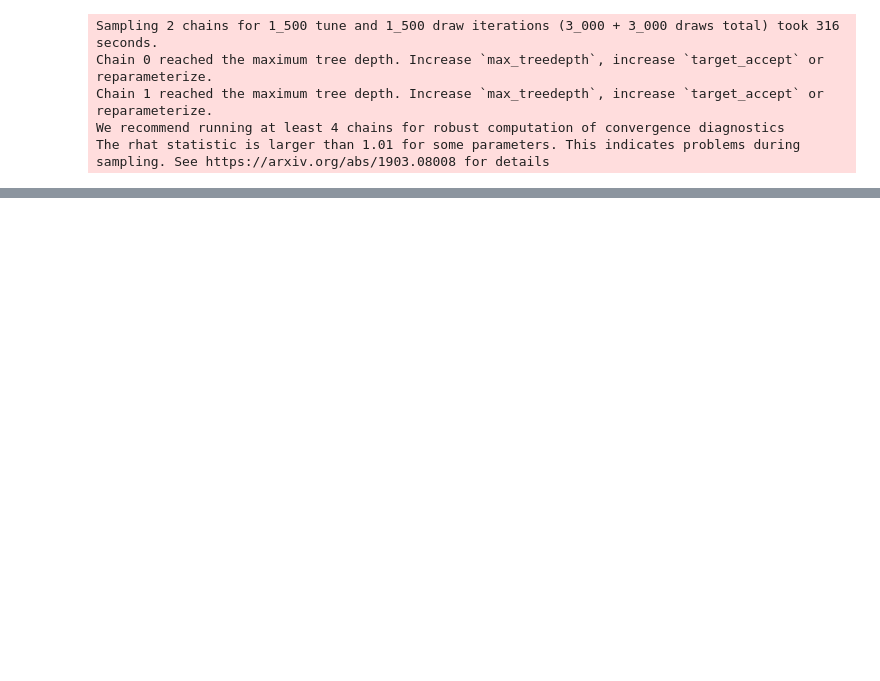
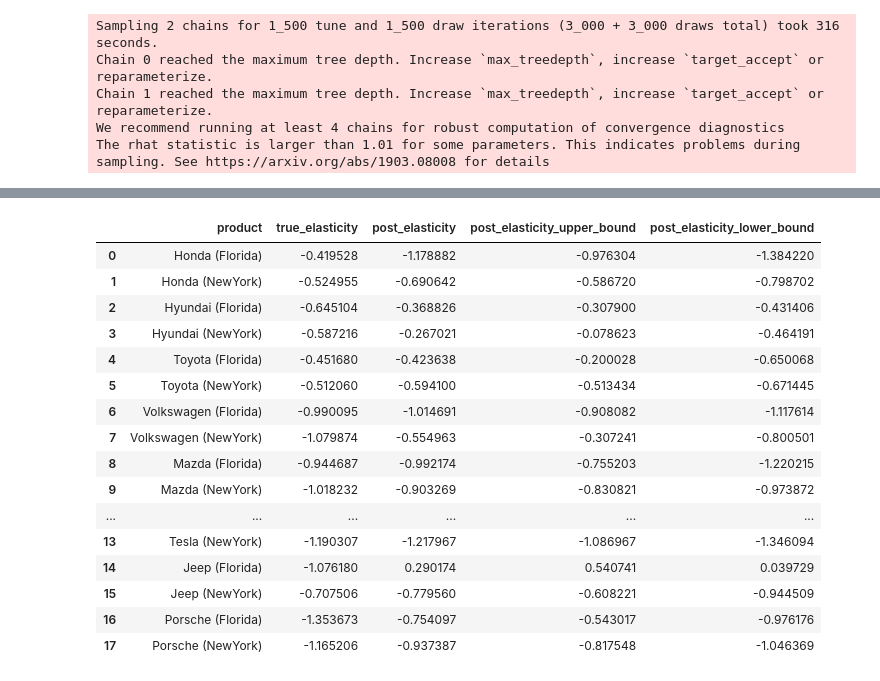
Before and after one commit to kirawei2025/price-elasticity-pymc, a Jupyter notebook: code.ipynb, the cells around one changed output, grey strips where cells are left out. Saved outputs shown, nothing was run; the diff lists cells and outputs as text; code cells hidden in the pictures; blank space fills up the shorter version.

```diff
--- a/code.ipynb
+++ b/code.ipynb
@@ -385,0 +414,20 @@ display(pychart_partial_pooling)
+# %%
+partial_pooling_output
+# %% [output]
+|  | product | true_elasticity | post_elasticity | post_elasticity_upper_bound | post_elasticity_lower_bound |
+| 0 | Honda (Florida) | -0.419528 | -1.178882 | -0.976304 | -1.384220 |
+| 1 | Honda (NewYork) | -0.524955 | -0.690642 | -0.586720 | -0.798702 |
+| 2 | Hyundai (Florida) | -0.645104 | -0.368826 | -0.307900 | -0.431406 |
+| 3 | Hyundai (NewYork) | -0.587216 | -0.267021 | -0.078623 | -0.464191 |
+| 4 | Toyota (Florida) | -0.451680 | -0.423638 | -0.200028 | -0.650068 |
+| 5 | Toyota (NewYork) | -0.512060 | -0.594100 | -0.513434 | -0.671445 |
+| 6 | Volkswagen (Florida) | -0.990095 | -1.014691 | -0.908082 | -1.117614 |
+| 7 | Volkswagen (NewYork) | -1.079874 | -0.554963 | -0.307241 | -0.800501 |
+| 8 | Mazda (Florida) | -0.944687 | -0.992174 | -0.755203 | -1.220215 |
+| 9 | Mazda (NewYork) | -1.018232 | -0.903269 | -0.830821 | -0.973872 |
+| ... | ... | ... | ... | ... | ... |
+| 13 | Tesla (NewYork) | -1.190307 | -1.217967 | -1.086967 | -1.346094 |
+| 14 | Jeep (Florida) | -1.076180 | 0.290174 | 0.540741 | 0.039729 |
+| 15 | Jeep (NewYork) | -0.707506 | -0.779560 | -0.608221 | -0.944509 |
+| 16 | Porsche (Florida) | -1.353673 | -0.754097 | -0.543017 | -0.976176 |
+| 17 | Porsche (NewYork) | -1.165206 | -0.937387 | -0.817548 | -1.046369 |
```
Also changed, not shown: parts of 4 cells of this notebook, 6 other files.
